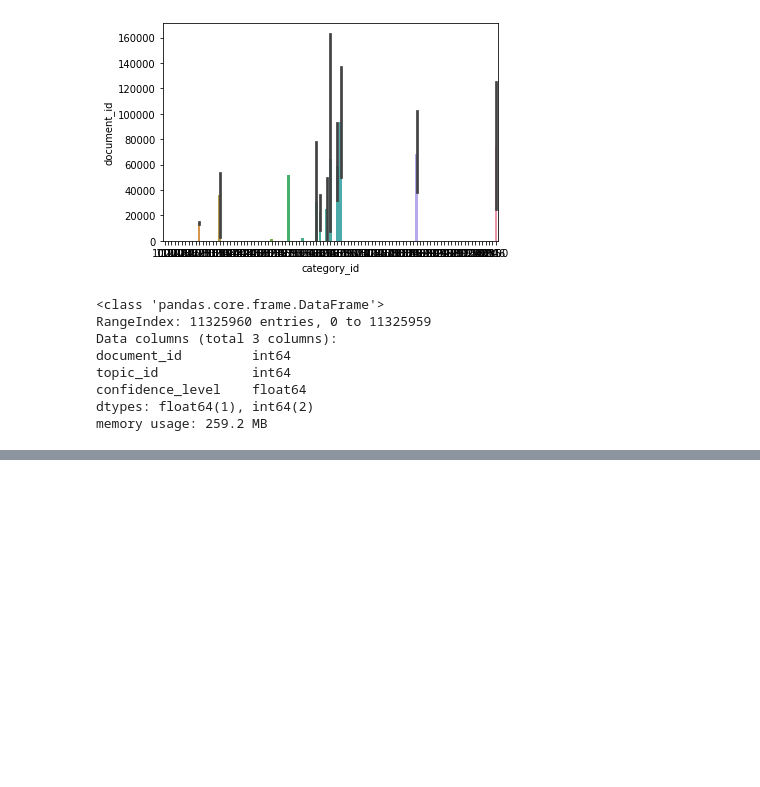
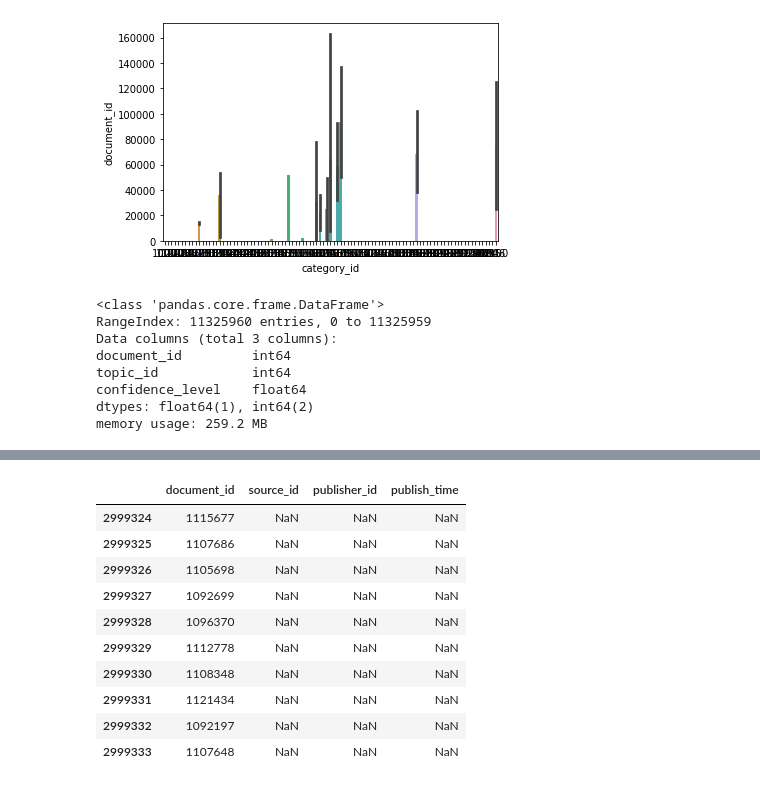
Before and after one commit to nicolaepetridean/content_recommend_eda, a Jupyter notebook: src/EDA.ipynb, the cells around one changed output, grey strips where cells are left out. Cells and saved outputs as stored; diff of their text form; code cells hidden in the pictures; blank space fills up the shorter version.

```diff
--- a/src/EDA.ipynb
+++ b/src/EDA.ipynb
@@ -553,0 +588,15 @@ sns.barplot(x=category_info['category_id'], y=category_info.groupby('category_id
+# %%
+doc_meta_info.tail(10)
+### a lot of NaN in the metadata info
+# %% [output]
+|  | document_id | source_id | publisher_id | publish_time |
+| 2999324 | 1115677 | NaN | NaN | NaN |
+| 2999325 | 1107686 | NaN | NaN | NaN |
+| 2999326 | 1105698 | NaN | NaN | NaN |
+| 2999327 | 1092699 | NaN | NaN | NaN |
+| 2999328 | 1096370 | NaN | NaN | NaN |
+| 2999329 | 1112778 | NaN | NaN | NaN |
+| 2999330 | 1108348 | NaN | NaN | NaN |
+| 2999331 | 1121434 | NaN | NaN | NaN |
+| 2999332 | 1092197 | NaN | NaN | NaN |
+| 2999333 | 1107648 | NaN | NaN | NaN |
```
Also changed, not shown: parts of 6 cells of this notebook.
